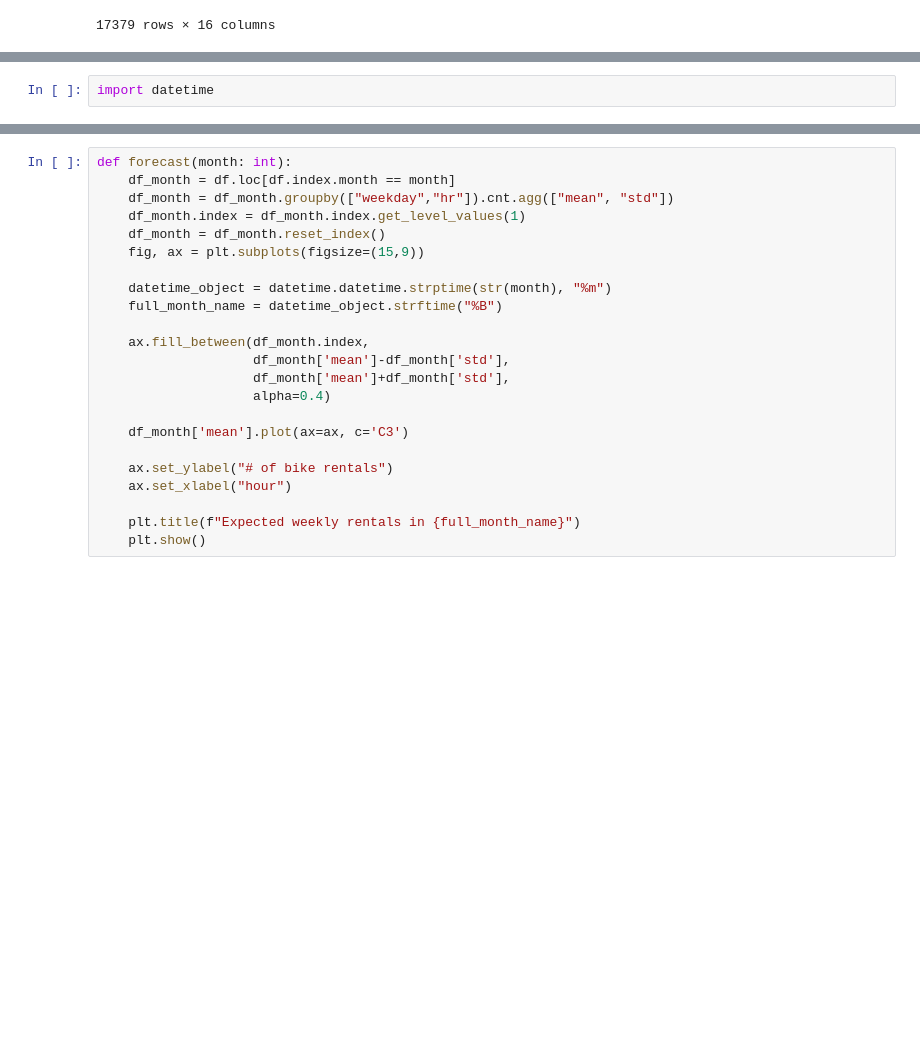
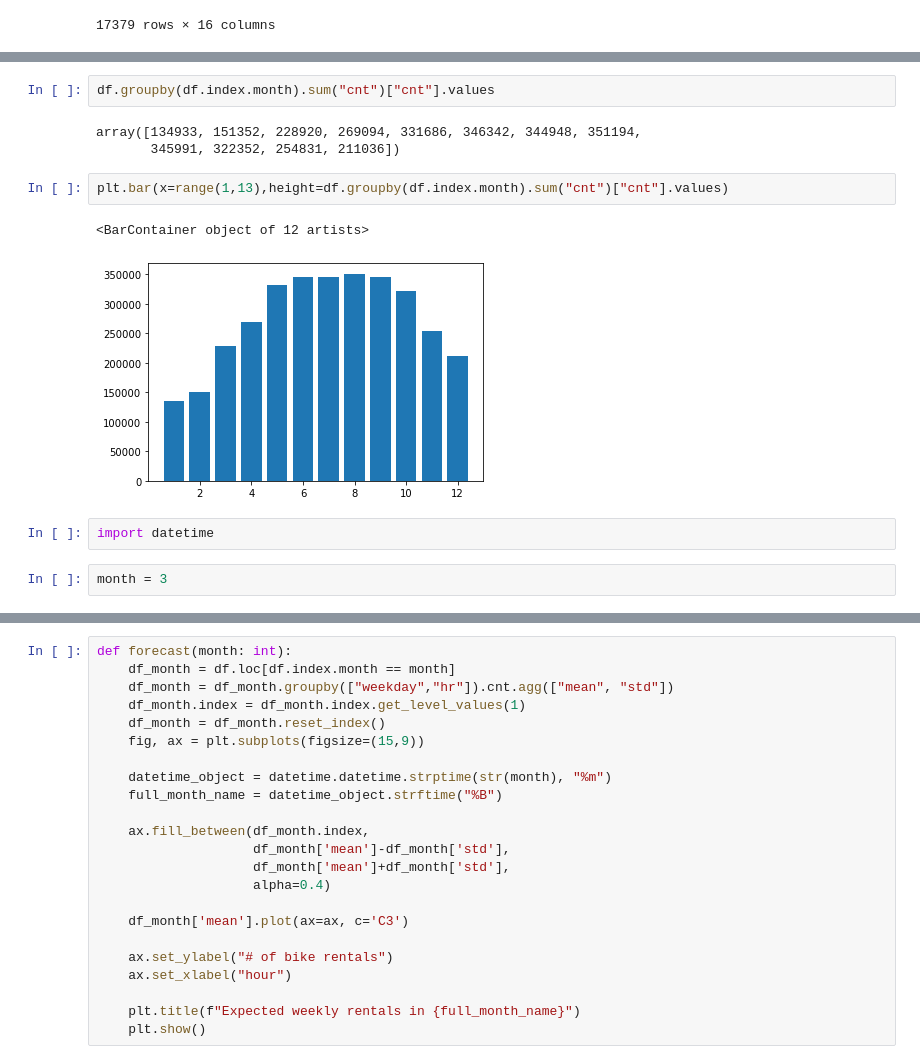
Before and after one commit to lmo272/Group_J, a Jupyter notebook: part2_test.ipynb, the cells around one changed output, grey strips where cells are left out. Drawn from its saved outputs; the diff is of its cells as text; blank space fills up the shorter version.

```diff
--- a/part2_test.ipynb
+++ b/part2_test.ipynb
@@ -63,4 +63,16 @@ print(df)
 
 [17379 rows x 16 columns]
+# %%
+df.groupby(df.index.month).sum("cnt")["cnt"].values
+# %% [output]
+array([134933, 151352, 228920, 269094, 331686, 346342, 344948, 351194,
+       345991, 322352, 254831, 211036])
+# %%
+plt.bar(x=range(1,13),height=df.groupby(df.index.month).sum("cnt")["cnt"].values)
+# %% [output]
+<BarContainer object of 12 artists>
+[figure, added]
 # %%
 import datetime
+# %%
+month = 3
```
Also changed, not shown: parts of 6 cells of this notebook, 1 other file.
